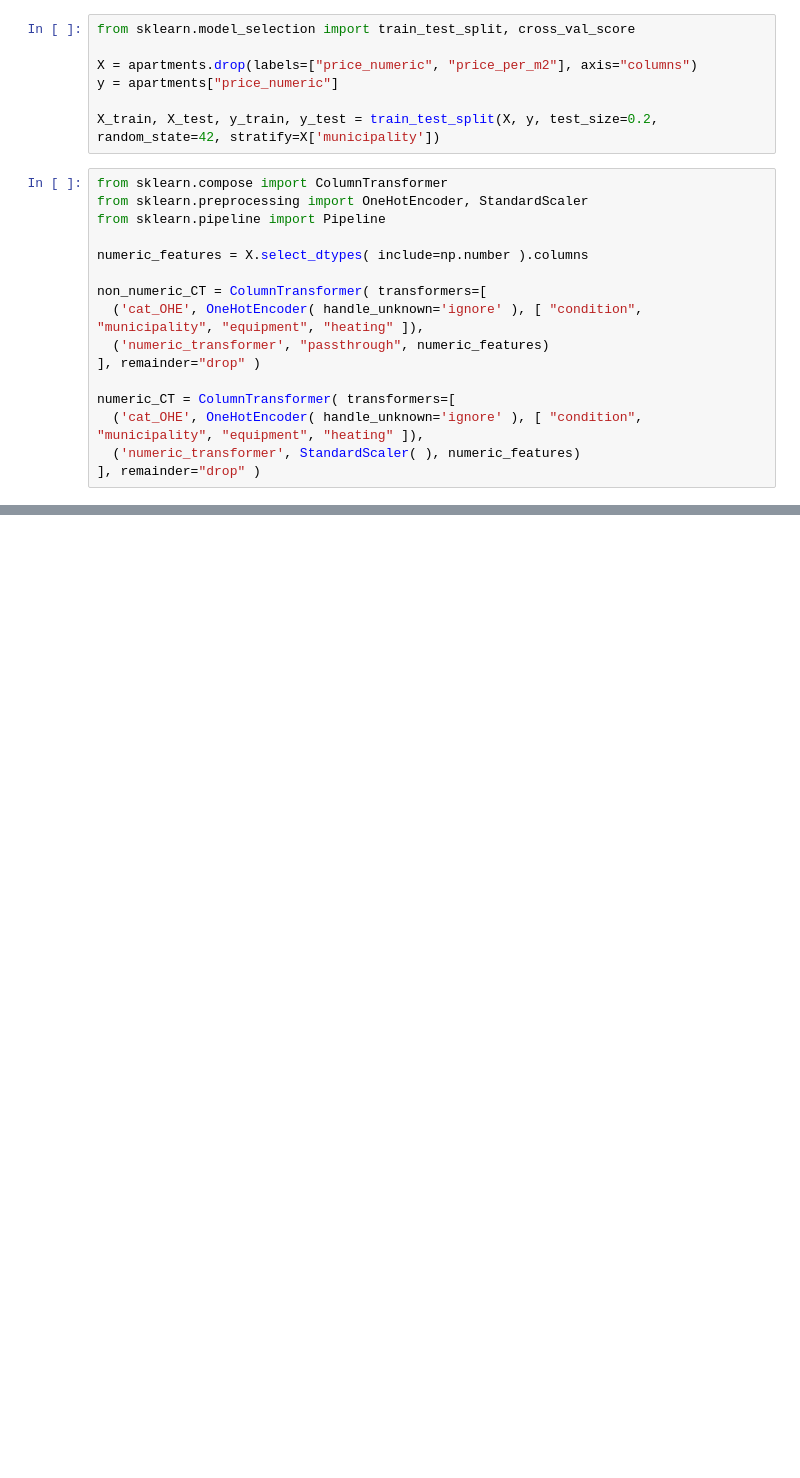
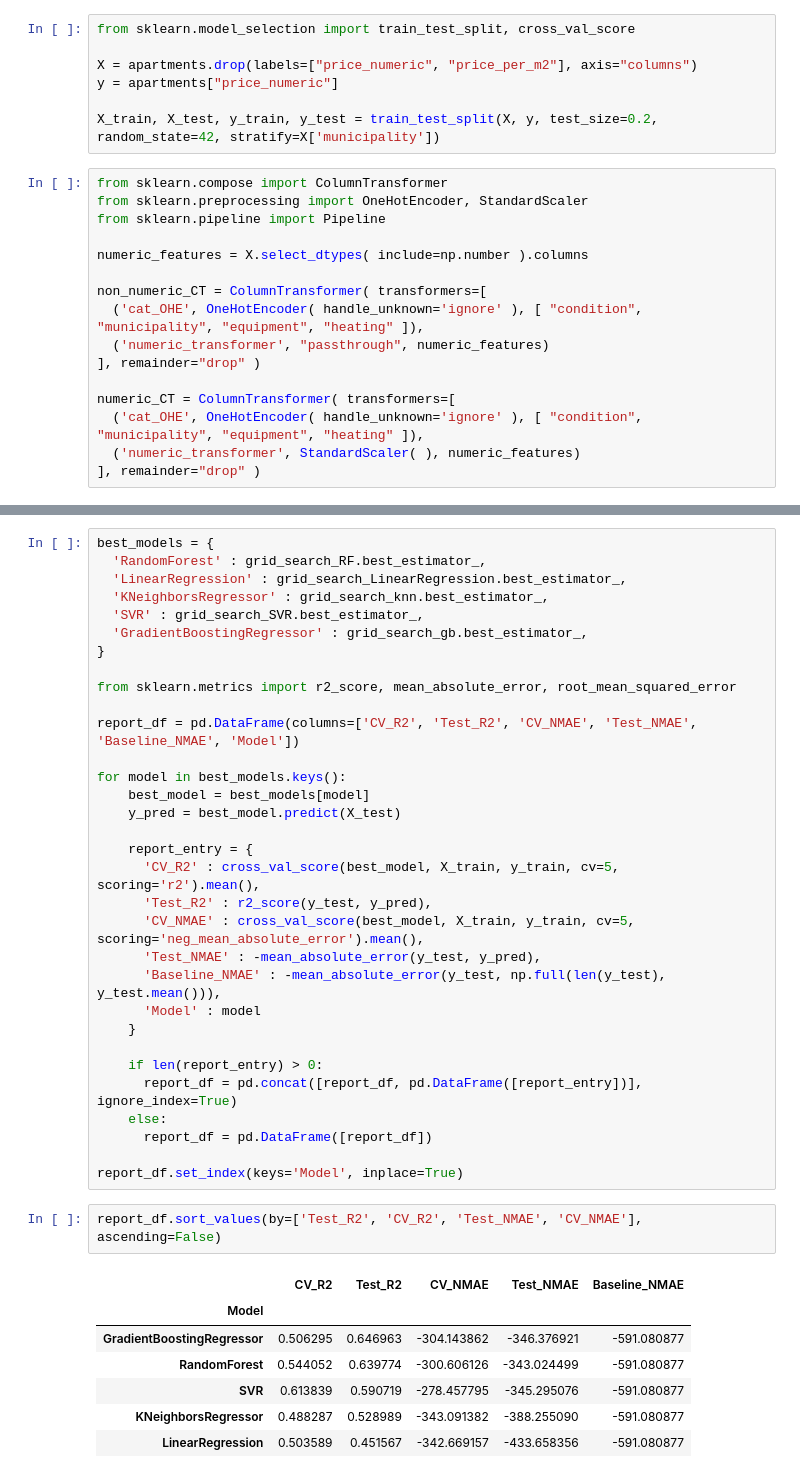
Before and after one commit to EmreArapcicUevak/EE418-Introduction-to-Machine-Learning-Project, a Jupyter notebook: notebooks/rents_ML.ipynb, the cells around one changed output, grey strips where cells are left out. Saved outputs shown, nothing was run; the diff lists cells and outputs as text; blank space fills up the shorter version.

Commit message:
Change rentals and sales ML notebooks to have a better way of selecting the best model out of all models computed

```diff
--- a/notebooks/rents_ML.ipynb
+++ b/notebooks/rents_ML.ipynb
@@ -173,0 +327,42 @@ MAE using mean as predictor 98194.83470507545
+# %%
+best_models = {
+  'RandomForest' : grid_search_RF.best_estimator_,
+  'LinearRegression' : grid_search_LinearRegression.best_estimator_,
+  'KNeighborsRegressor' : grid_search_knn.best_estimator_,
+  'SVR' : grid_search_SVR.best_estimator_,
+  'GradientBoostingRegressor' : grid_search_gb.best_estimator_,
+}
+
+from sklearn.metrics import r2_score, mean_absolute_error, root_mean_squared_error
+
+report_df = pd.DataFrame(columns=['CV_R2', 'Test_R2', 'CV_NMAE', 'Test_NMAE', 'Baseline_NMAE', 'Model'])
+
+for model in best_models.keys():
+    best_model = best_models[model]
+    y_pred = best_model.predict(X_test)
+
+    report_entry = {
+      'CV_R2' : cross_val_score(best_model, X_train, y_train, cv=5, scoring='r2').mean(),
+      'Test_R2' : r2_score(y_test, y_pred),
+      'CV_NMAE' : cross_val_score(best_model, X_train, y_train, cv=5, scoring='neg_mean_absolute_error').mean(),
+      'Test_NMAE' : -mean_absolute_error(y_test, y_pred),
+      'Baseline_NMAE' : -mean_absolute_error(y_test, np.full(len(y_test), y_test.mean())),
+      'Model' : model
+    }
+
+    if len(report_entry) > 0:
+      report_df = pd.concat([report_df, pd.DataFrame([report_entry])], ignore_index=True)
+    else:
+      report_df = pd.DataFrame([report_df])
+
+report_df.set_index(keys='Model', inplace=True)
+# %%
+report_df.sort_values(by=['Test_R2', 'CV_R2', 'Test_NMAE', 'CV_NMAE'], ascending=False)
+# %% [output]
+|  | CV_R2 | Test_R2 | CV_NMAE | Test_NMAE | Baseline_NMAE |
+| Model |  |  |  |  |  |
+| GradientBoostingRegressor | 0.506295 | 0.646963 | -304.143862 | -346.376921 | -591.080877 |
+| RandomForest | 0.544052 | 0.639774 | -300.606126 | -343.024499 | -591.080877 |
+| SVR | 0.613839 | 0.590719 | -278.457795 | -345.295076 | -591.080877 |
+| KNeighborsRegressor | 0.488287 | 0.528989 | -343.091382 | -388.255090 | -591.080877 |
+| LinearRegression | 0.503589 | 0.451567 | -342.669157 | -433.658356 | -591.080877 |
```
Also changed, not shown: parts of 13 cells of this notebook, 1 other file.
